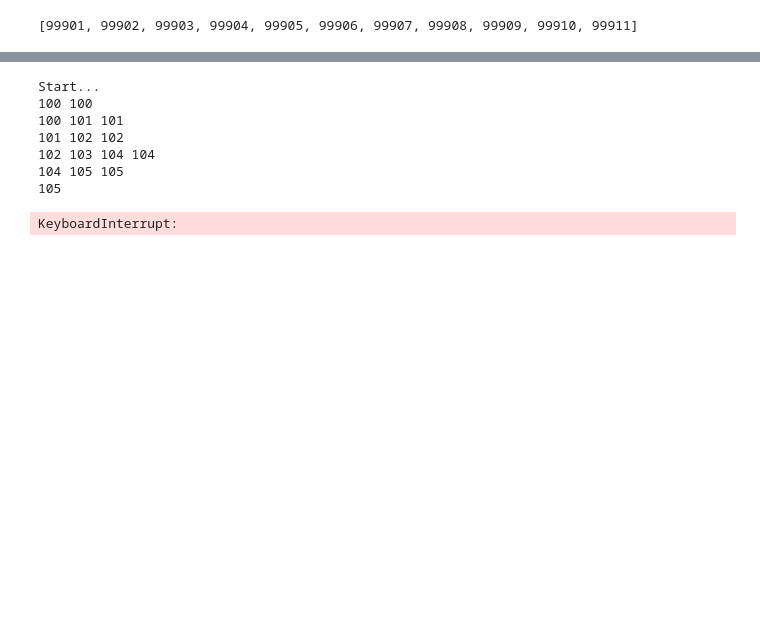
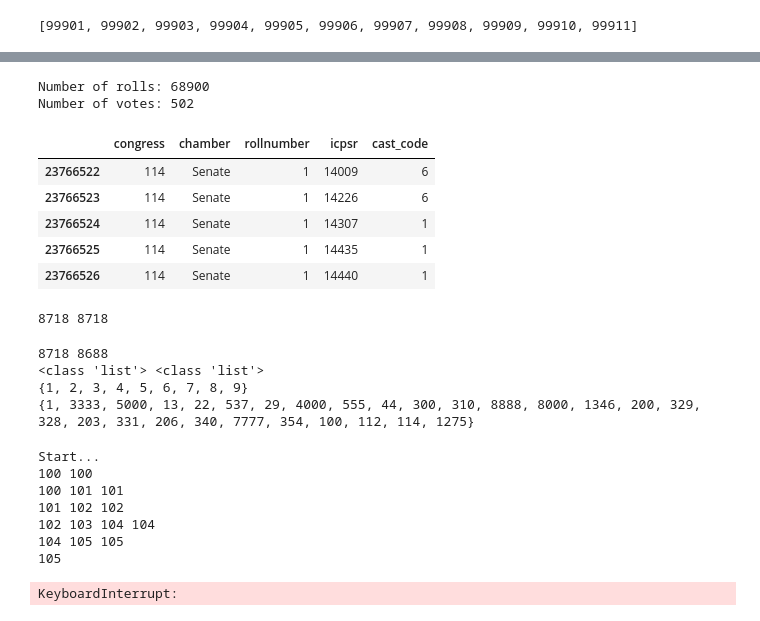
Before and after one commit to kwcooper/congress_analysis, a Jupyter notebook: roll2.ipynb, the cells around one changed output, grey strips where cells are left out. Cells and saved outputs as stored; diff of their text form; code cells hidden in the pictures; blank space fills up the shorter version.

```diff
--- a/roll2.ipynb
+++ b/roll2.ipynb
@@ -5,13 +5,21 @@ import numpy as np
 import time
 
 
+if 1: # linux
+    allMem = pd.read_csv('/home/wade/Documents/Datasets/congressional-voting-records/HSall_members.csv')
+    allPty = pd.read_csv('/home/wade/Documents/Datasets/congressional-voting-records/HSall_parties.csv')
+    allRol = pd.read_csv('/home/wade/Documents/Datasets/congressional-voting-records/HSall_rollcalls.csv',low_memory=False)
+    allVte = pd.read_csv('/home/wade/Documents/Datasets/congressional-voting-records/HSall_votes.csv')
+    cast_codes = pd.read_csv('/home/wade/codingCoop/congress/data/cast_codes.csv')
 
-allMem = pd.read_csv('/home/wade/Documents/Datasets/congressional-voting-records/HSall_members.csv')
-allPty = pd.read_csv('/home/wade/Documents/Datasets/congressional-voting-records/HSall_parties.csv')
-allRol = pd.read_csv('/home/wade/Documents/Datasets/congressional-voting-records/HSall_rollcalls.csv',low_memory=False)
-allVte = pd.read_csv('/home/wade/Documents/Datasets/congressional-voting-records/HSall_votes.csv')
+if 0: # unix
+    allMem = pd.read_csv('/Volumes/NO NAME/congressional-voting-records/HSall_members.csv')
+    allPty = pd.read_csv('/Volumes/NO NAME/congressional-voting-records/HSall_parties.csv')
+    allRol = pd.read_csv('/Volumes/NO NAME/congressional-voting-records/HSall_rollcalls.csv',low_memory=False)
+    allVte = pd.read_csv('/Volumes/NO NAME/congressional-voting-records/HSall_votes.csv')
 
 
 
 #print(allMem.head())
 #print(allPty.head())
+print('finished importing data')
@@ -105,3 +158,67 @@ vteSen.head()
+# %%
+thresh = 114 # select only a particular range of congress from 1 to 155. ie. 100 = 1988
+vteSenThresh = vteSen[vteSen['congress']>=thresh]
+
+# some basic stats of the votes we're looking at
+print('Number of rolls:', len(vteSenThresh))
+print('Number of votes:', len(set(vteSenThresh['rollnumber'])))
+vteSenThresh.head()
+# %% [output]
+Number of rolls: 68900
+Number of votes: 502
+|  | congress | chamber | rollnumber | icpsr | cast_code |
+| 23766522 | 114 | Senate | 1 | 14009 | 6 |
+| 23766523 | 114 | Senate | 1 | 14226 | 6 |
+| 23766524 | 114 | Senate | 1 | 14307 | 1 |
+| 23766525 | 114 | Senate | 1 | 14435 | 1 |
+| 23766526 | 114 | Senate | 1 | 14440 | 1 |
+# %%
+# determine how parties voted for reach vote
+
+thresh = 114 # select only a particular range of congress from 1 to 155. ie. 100 = 1988
+vteSenThresh = vteSen[vteSen['congress']>=thresh]
+
+def get_party_votes():
+
+    for roll_i in [1]: #set(vteSenThresh['rollnumber']):
+        # filter for the current roll
+        vteSenThresh_roll = vteSen[vteSen['rollnumber']==roll_i]
+
+        # build a table of the voting data
+
+        allCasts = vteSenThresh_roll['cast_code']
+        allParties = [getParty(memnum)[0] for memnum in vteSenThresh_roll['icpsr']]
+
+    return allCasts, allParties
+
+cst, pty = get_party_votes()
+
+print(len(cst),len(pty))
+# %% [output]
+8718 8718
+# %%
+# grab some basic info about the range of votes and parties returned
+print(len(cst),len(pty))
+print(type(list(cst)),type(pty))
+print(set(cst))
+print(set(pty))
+
+if 0: # some more exploration of the data
+    cst.hist() # lot's of 1's 6's and 9's
+
+    pty = [_ for _ in pty if _ != 'N']
+    print(len(pty))
+    ptyS = pd.Series(pty)
+    ptyS.hist(bins=len(set(ptyS))) # 100 D, 200 R
+
+    from collections import Counter
+    Counter(ptyS) # how many of each party?
+    Counter(pty)
+# %% [output]
+8718 8688
+<class 'list'> <class 'list'>
+{1, 2, 3, 4, 5, 6, 7, 8, 9}
+{1, 3333, 5000, 13, 22, 537, 29, 4000, 555, 44, 300, 310, 8888, 8000, 1346, 200, 329, 328, 203, 331, 206, 340, 7777, 354, 100, 112, 114, 1275}
 # %%
 # how do the party affiliations change over time? (Senate)
 # very slow...
```
Also changed, not shown: parts of 8 cells of this notebook.
